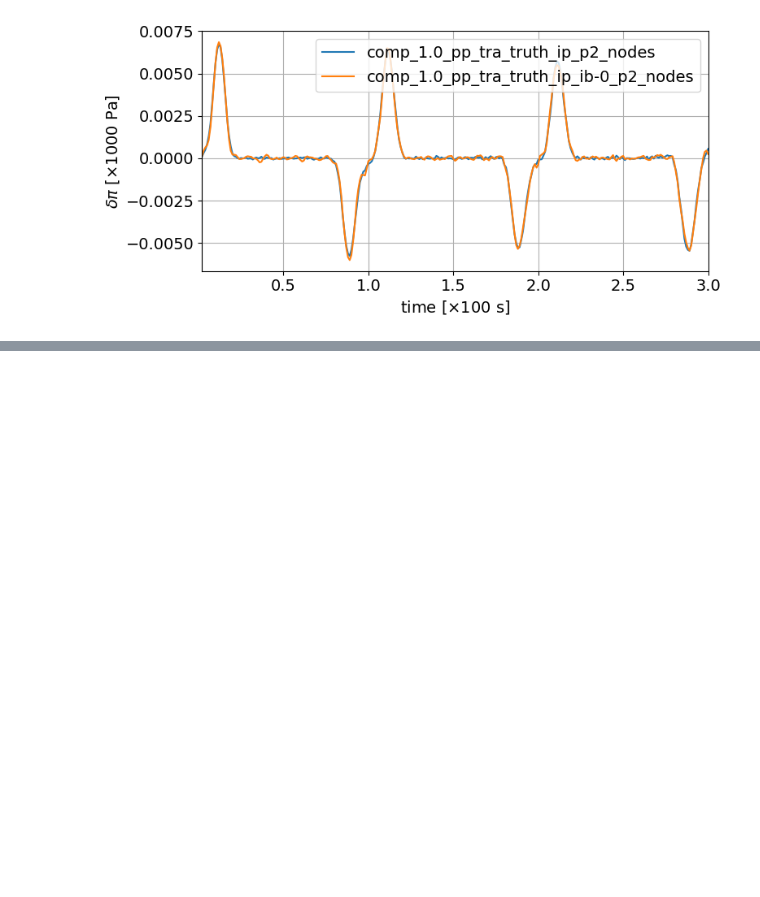
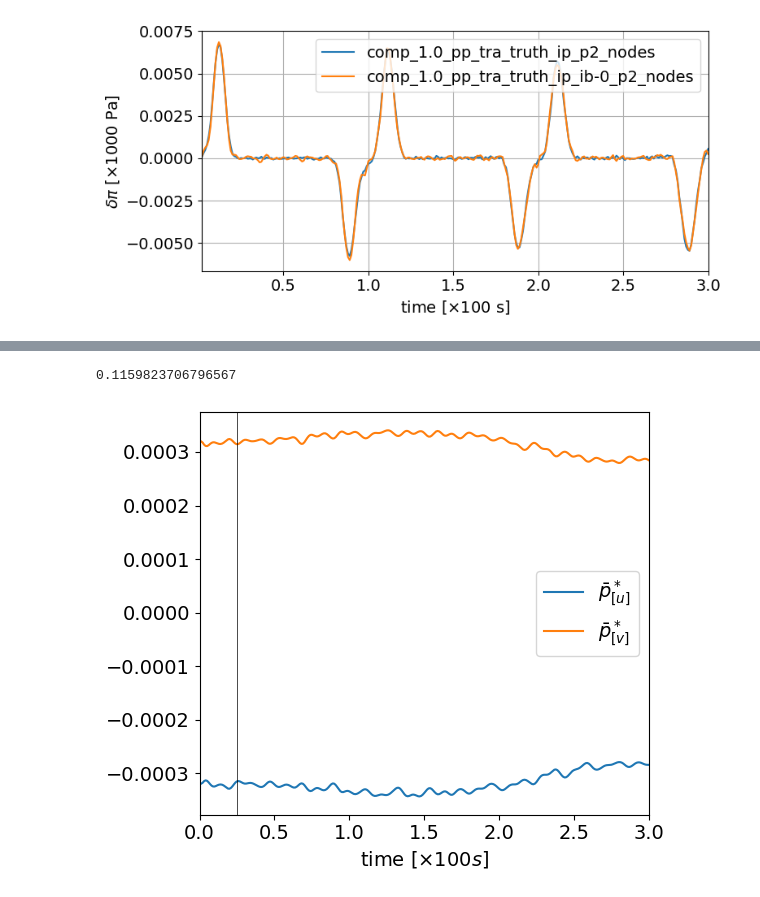
Before and after one commit to ray-chew/pyBELLA, a Jupyter notebook: visualiser_debugger/first_pub.ipynb, the cells around one changed output, grey strips where cells are left out. Cells and saved outputs as stored; diff of their text form; code cells hidden in the pictures; blank space fills up the shorter version.

```diff
--- a/visualiser_debugger/first_pub.ipynb
+++ b/visualiser_debugger/first_pub.ipynb
@@ -1353,0 +1350,31 @@ print(Fr)
+# %%
+swe = False
+
+if swe:
+    Nx, Ny, Nz = 64, 1, 64
+    et = 3.0
+    # et = 0.5
+
+    def load(Nx,Ny,Nz,et):
+        base_fn = 'output_swe_vortex'
+        pydir = '../%s/' %base_fn
+
+        tc = utils.test_case(base_fn, pydir, Nx, Ny, et, Nz=Nz)
+        tags = tc.get_tag_dict()
+
+        return tc, tags
+    tc, tags = load(Nx,Ny,Nz,et)
+
+else:
+    Nx, Ny = 64, 64
+    et = 3.0
+
+    def load(Nx,Ny,et):
+        base_fn = 'output_travelling_vortex'
+        pydir = '../%s/' %base_fn
+
+    #     tc = utils.test_case(base_fn, pydir, Nx, Ny, et, Nz=Nz)
+        tc = utils.test_case(base_fn, pydir, Nx, Ny, et)
+        tags = tc.get_tag_dict()
+        return tc, tags
+    tc, tags = load(Nx,Ny,et)
@@ -1353,0 +1713,20 @@ print(Fr)
+# %%
+print(ud.Msq)
+# %% [output]
+0.1159823706796567
+# %%
+t_axs = times
+
+plt.figure(figsize=(6,5))
+plt.plot(t_axs, barPu, label=r'$\bar{p}_{[u]}^*$')
+plt.plot(t_axs,barPv, label=r'$\bar{p}_{[v]}^*$')
+plt.axvline(0.25, c='k', lw=0.5)
+plt.xlim([0.0,3.0])
+plt.xlabel(r'time $[\times 100s]$')
+plt.legend()
+# plt.plot(barPuv)
+plt.tight_layout()
+plt.savefig('ens_wo_da.pdf',bbox_inches='tight')
+plt.show()
+# %% [output]
+[figure, added]
```
Also changed, not shown: parts of 15 cells of this notebook, 4 other files.
